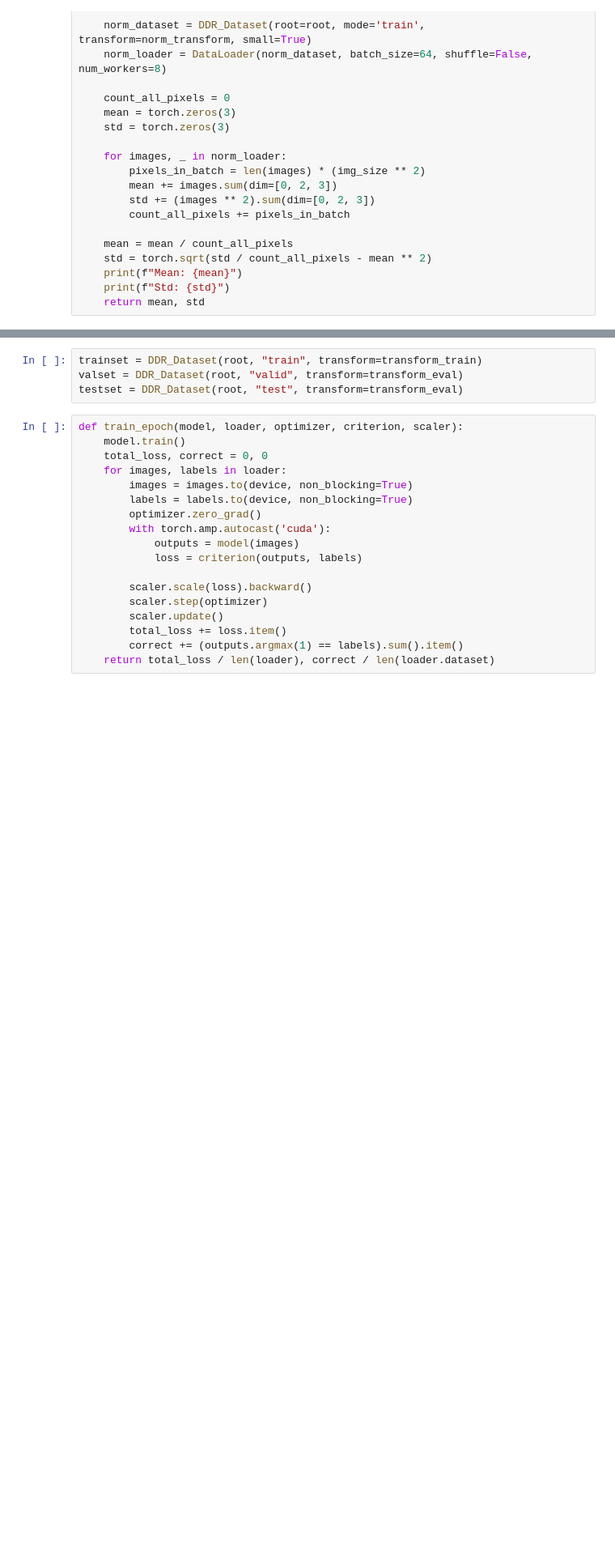
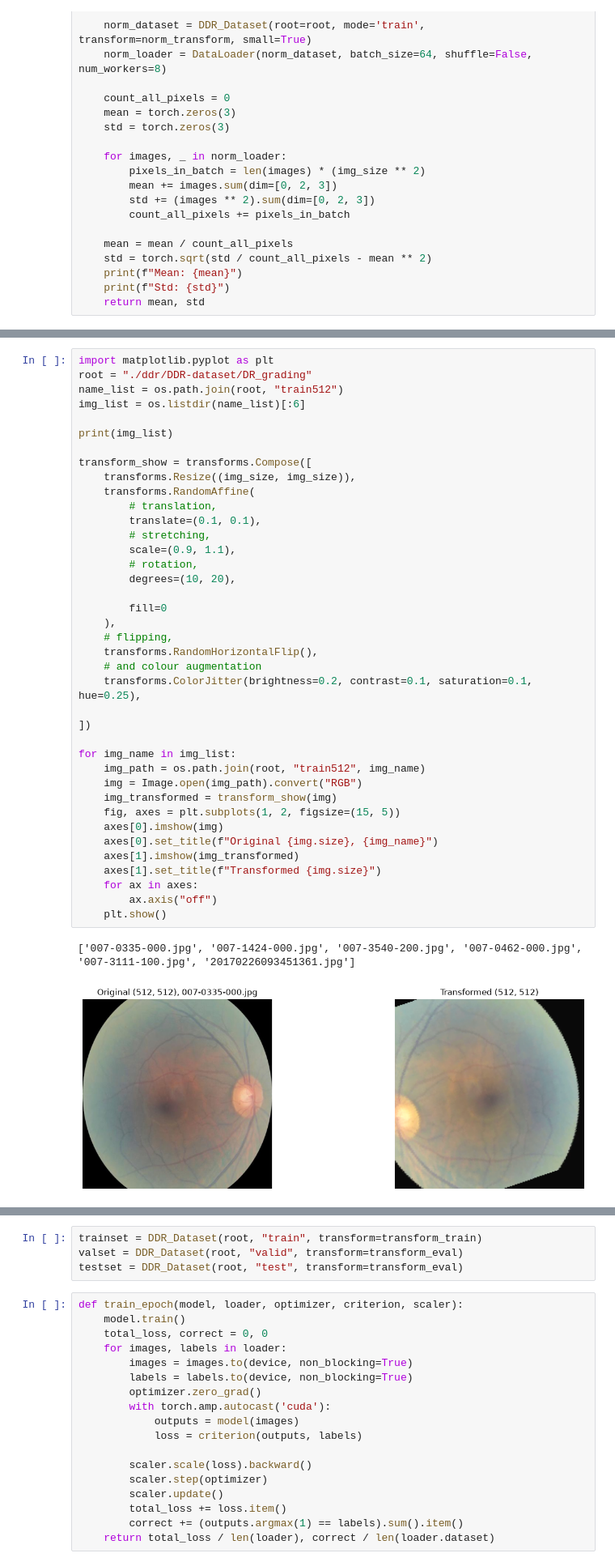
Before and after one commit to SaNita9/mlsp_experiments, a Jupyter notebook: ddr_streamlined.ipynb, the cells around one changed output, grey strips where cells are left out. Shown at 81% size. Cells and saved outputs as stored; diff of their text form; blank space fills up the shorter version.

```diff
--- a/ddr_streamlined.ipynb
+++ b/ddr_streamlined.ipynb
@@ -152,3 +152,45 @@ transform_eval = transforms.Compose([
     transforms.ToTensor(),
 	transforms.Normalize(mean, std)
 ])
+# %%
+import matplotlib.pyplot as plt
+root = "./ddr/DDR-dataset/DR_grading"
+name_list = os.path.join(root, "train512")
+img_list = os.listdir(name_list)[:6]
+
+print(img_list)
+
+transform_show = transforms.Compose([
+    transforms.Resize((img_size, img_size)),
+	transforms.RandomAffine(
+		# translation,
+        translate=(0.1, 0.1),
+		# stretching,
+		scale=(0.9, 1.1),
+		# rotation,
+        degrees=(10, 20),
+
+		fill=0
+    ),
+	# flipping,
+    transforms.RandomHorizontalFlip(),
+	# and colour augmentation
+    transforms.ColorJitter(brightness=0.2, contrast=0.1, saturation=0.1, hue=0.25),
+
+])
+
+for img_name in img_list:
+	img_path = os.path.join(root, "train512", img_name)
+	img = Image.open(img_path).convert("RGB")
+	img_transformed = transform_show(img)
+	fig, axes = plt.subplots(1, 2, figsize=(15, 5))
+	axes[0].imshow(img)
+	axes[0].set_title(f"Original {img.size}, {img_name}")
+	axes[1].imshow(img_transformed)
+	axes[1].set_title(f"Transformed {img.size}")
+	for ax in axes:
+		ax.axis("off")
+	plt.show()
+# %% [output]
+['007-0335-000.jpg', '007-1424-000.jpg', '007-3540-200.jpg', '007-0462-000.jpg', '007-3111-100.jpg', '20170226093451361.jpg']
+[figure, added]
```
Also changed, not shown: parts of 6 cells of this notebook.
